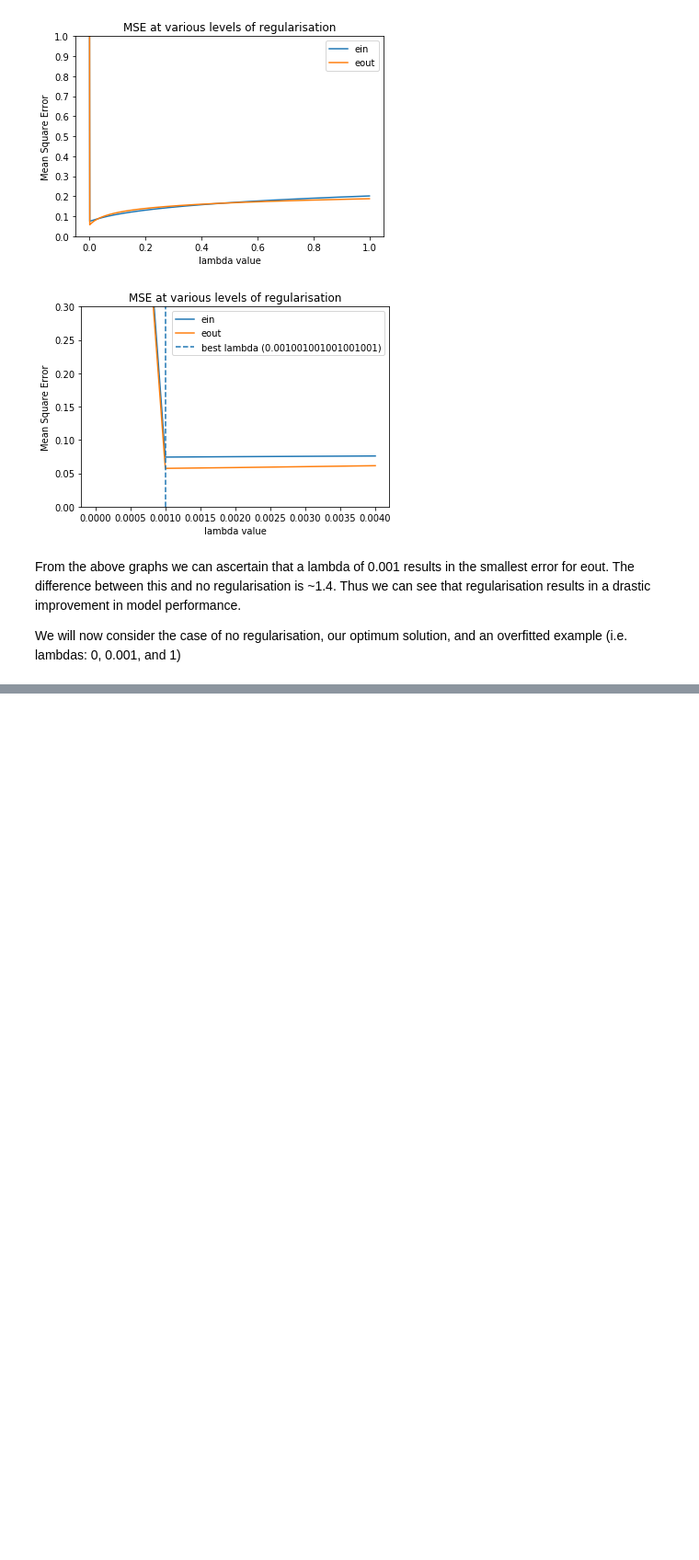
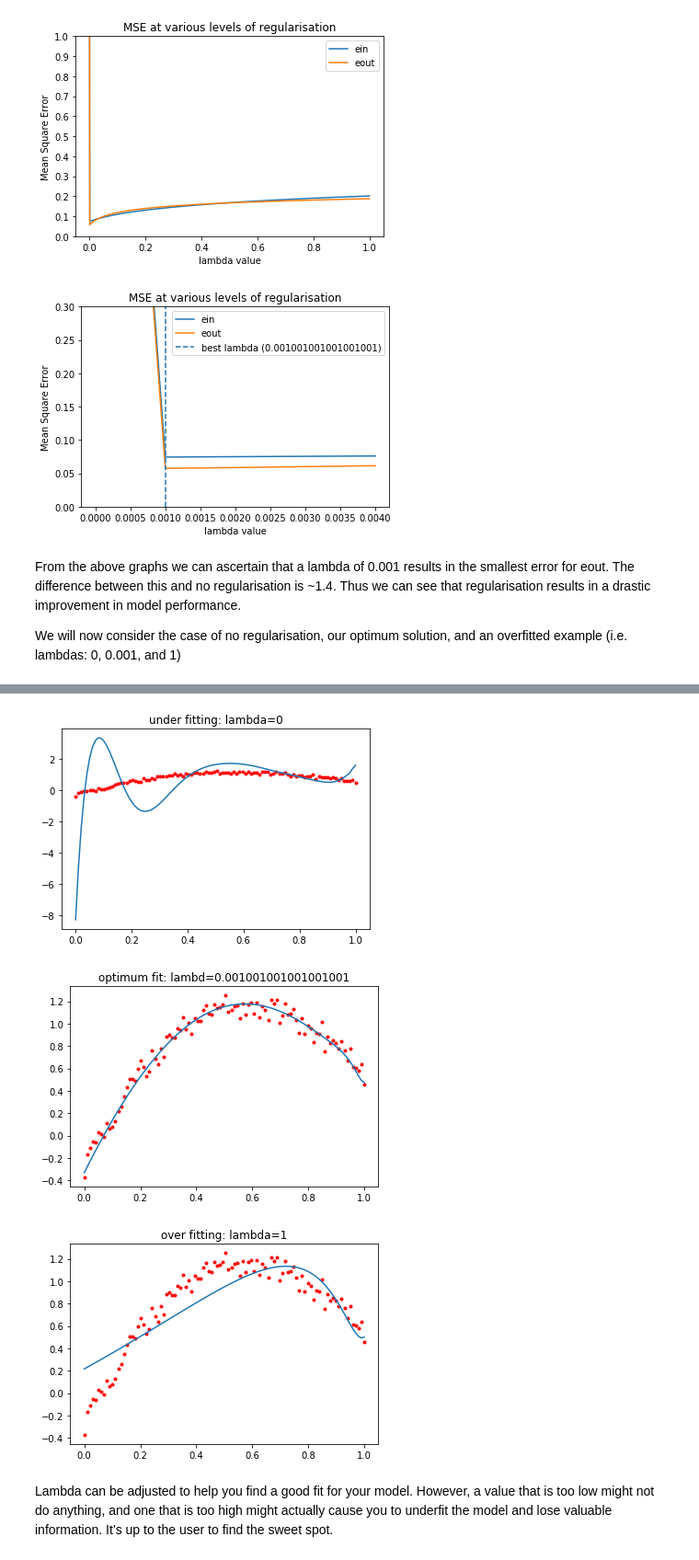
Before and after one commit to vipulpopat/MSCAI_Sem1_Etivity4, a Jupyter notebook: Etivity4_CE6002_16139658.ipynb, the cells around one changed output, grey strips where cells are left out. Shown: that part at 92% size. Saved outputs shown, nothing was run; the diff lists cells and outputs as text; code cells hidden in the pictures; blank space fills up the shorter version.

```diff
--- a/Etivity4_CE6002_16139658.ipynb
+++ b/Etivity4_CE6002_16139658.ipynb
@@ -122,6 +122,3 @@ plt.show()
 From the above graphs we can ascertain that a lambda of 0.001 results in the smallest error for eout. The difference between this and no regularisation is ~1.4. Thus we can see that regularisation results in a drastic improvement in model performance.
 
 We will now consider the case of no regularisation, our optimum solution, and an overfitted example (i.e. lambdas: 0, 0.001, and 1)
-# %%
-over_w, optimum_w, under_w = weights[0], weights[eout.index(min(eout))], weights[-1]
-print(optimum_w)
@@ -165,0 +144,28 @@ plt.show()
+# %%
+under_p = lin_reg(over_w, X_trans)
+optimum_p = lin_reg(optimum_w, X_trans)
+over_p = lin_reg(under_w, X_trans)
+
+plt.title('under fitting: lambda={}'.format(0))
+plt.plot(X,y,'r.')
+plt.plot(X, under_p)
+plt.plot()
+plt.show()
+
+plt.title('optimum fit: lambd={}'.format(best_lambda))
+plt.plot(X,y,'r.')
+plt.plot(X, optimum_p)
+plt.plot()
+plt.show()
+
+plt.title('over fitting: lambda={}'.format(1))
+plt.plot(X,y,'r.')
+plt.plot(X, over_p)
+plt.plot()
+plt.show()
+# %% [output]
+[figure, added]
+[figure, added]
+[figure, added]
+# %% [markdown]
+Lambda can be adjusted to help you find a good fit for your model. However, a value that is too low might not do anything, and one that is too high might actually cause you to underfit the model and lose valuable information. It’s up to the user to find the sweet spot.
```
Also changed, not shown: parts of 3 cells of this notebook.
